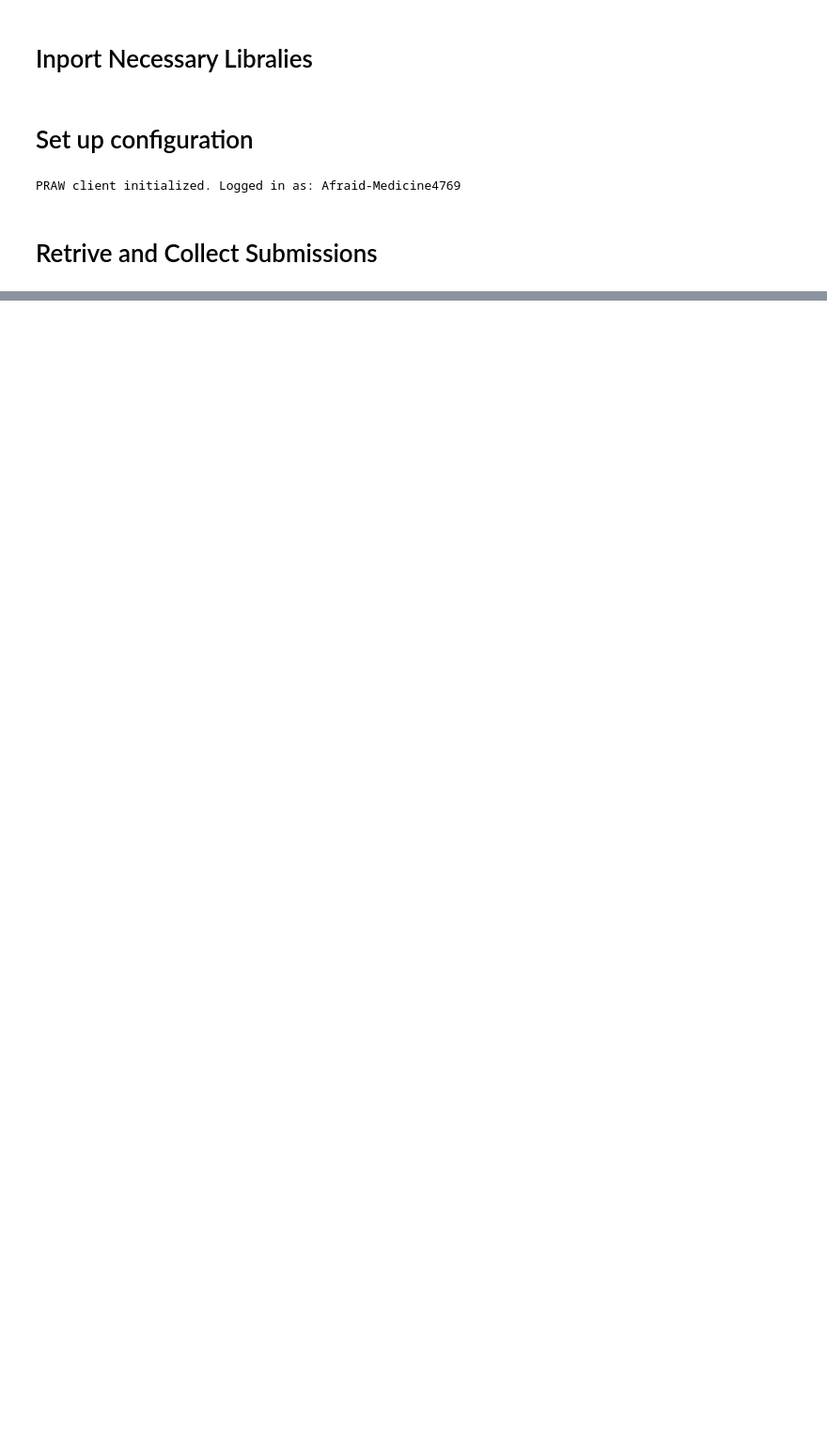
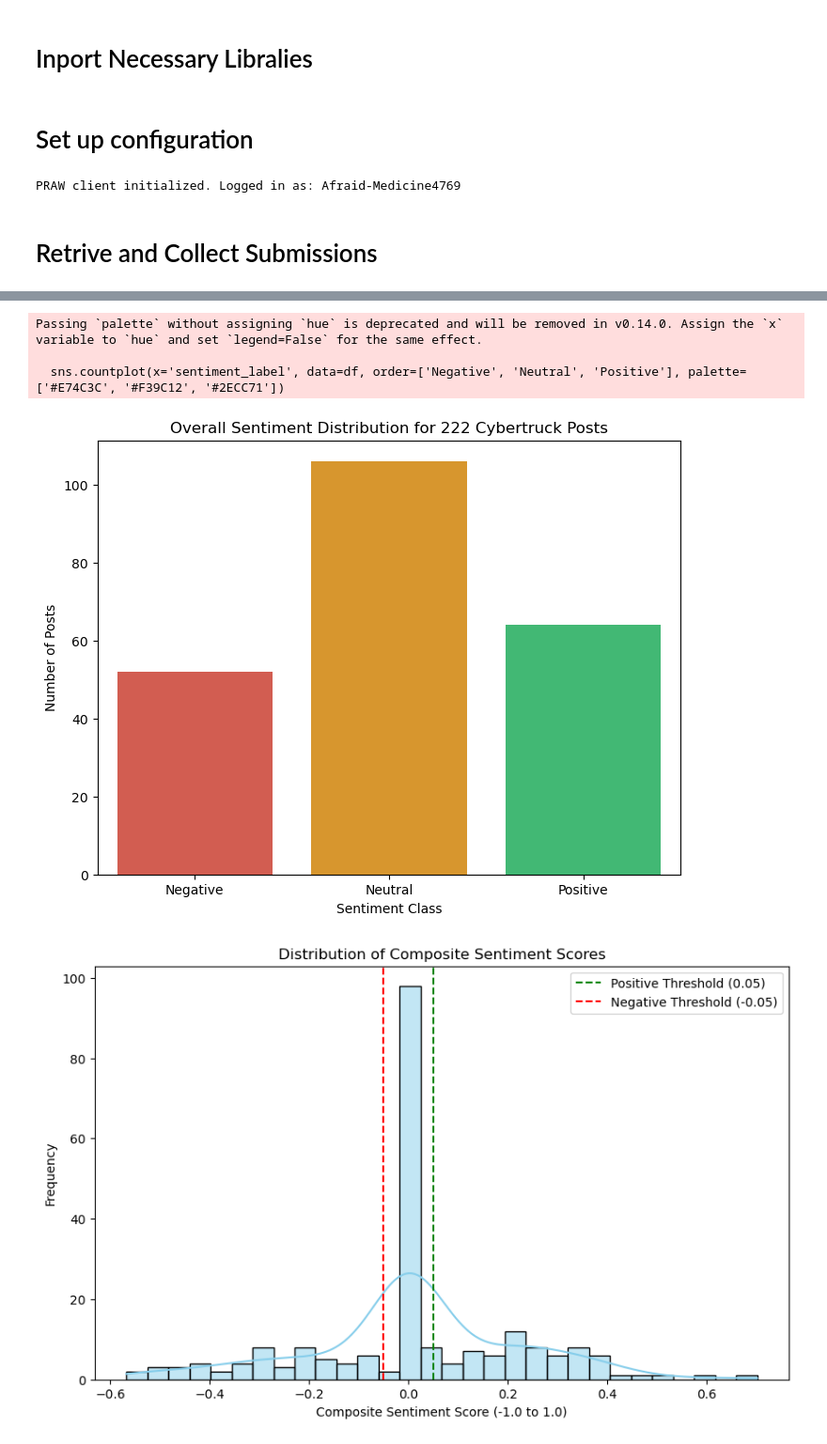
Before and after one commit to pakkapol-s/Reddit-Sentimental-Analysis, a Jupyter notebook: Reddit_sentiment_extraction.ipynb, the cells around one changed output, grey strips where cells are left out. Shown at 94% size. Drawn from its saved outputs; the diff is of its cells as text; code cells hidden in the pictures; blank space fills up the shorter version.

```diff
--- a/Reddit_sentiment_extraction.ipynb
+++ b/Reddit_sentiment_extraction.ipynb
@@ -17,7 +17,7 @@ import seaborn as sns
 SEARCH_TERM = '(Cybertruck Problems OR Cybertruck Issues OR Cybertruck Rust)'
 
 # Set up search conditions (re-stating for clarity, assuming they are defined earlier)
-SUBREDDITS = ['popular', 'all', 'technology', 'worldnews']
+SUBREDDITS = ['teslamotors', 'RealTesla', 'cars', 'technology']
 POST_LIMIT = 1000
 
 # Read config.ini
@@ -94,0 +177,58 @@ Data Collection Complete. Total submissions collected: 3
+# %%
+# Assuming your DataFrame is named 'df' from the previous step
+
+print("\n--- Starting Data Visualization ---")
+
+# 1. Overall Sentiment Distribution Bar Chart
+plt.figure(figsize=(8, 6))
+sns.countplot(x='sentiment_label', data=df, order=['Negative', 'Neutral', 'Positive'], palette=['#E74C3C', '#F39C12', '#2ECC71'])
+plt.title(f'Overall Sentiment Distribution for {len(df)} Cybertruck Posts')
+plt.xlabel('Sentiment Class')
+plt.ylabel('Number of Posts')
+plt.show()
+
+# 2. Distribution of Composite Sentiment Scores (Histogram)
+plt.figure(figsize=(10, 6))
+sns.histplot(df['composite_sentiment'], bins=30, kde=True, color='skyblue')
+plt.title('Distribution of Composite Sentiment Scores')
+plt.xlabel('Composite Sentiment Score (-1.0 to 1.0)')
+plt.ylabel('Frequency')
+plt.axvline(x=0.05, color='green', linestyle='--', label='Positive Threshold (0.05)')
+plt.axvline(x=-0.05, color='red', linestyle='--', label='Negative Threshold (-0.05)')
+plt.legend()
+plt.show()
+
+# 3. Sentiment Distribution by Subreddit (Count Plot)
+plt.figure(figsize=(12, 6))
+sns.countplot(x='subreddit', hue='sentiment_label', data=df,
+              hue_order=['Negative', 'Neutral', 'Positive'],
+              palette=['#E74C3C', '#F39C12', '#2ECC71'])
+plt.title('Sentiment Distribution by Subreddit')
+plt.xlabel('Subreddit')
+plt.ylabel('Number of Posts')
+plt.legend(title='Sentiment')
+plt.xticks(rotation=45, ha='right')
+plt.tight_layout()
+plt.show()
+
+
+# ----------------------------------------------------
+# PHASE 3: REPORTING KEY METRICS
+# ----------------------------------------------------
+
+print("\n--- Key Findings Report ---")
+
+# Calculate overall percentages
+sentiment_counts = df['sentiment_label'].value_counts(normalize=True).mul(100).round(1).astype(str) + '%'
+print("\nOverall Sentiment Breakdown:")
+print(sentiment_counts)
+
+# Get top 5 most engaged posts (highest score) and their sentiment
+top_posts = df.sort_values(by='score', ascending=False).head(5)
+print("\nTop 5 Most Upvoted Posts (Related to Cybertruck Issues):")
+for index, row in top_posts.iterrows():
+    print(f"  - Subreddit: r/{row['subreddit']}")
+    print(f"    Title: {row['title'][:70]}...")
+    print(f"    Score: {row['score']}, Comments: {row['num_comments']}")
+    print(f"    Sentiment: {row['sentiment_label']} ({row['composite_sentiment']:.3f})\n")
+# %% [output]
@@ -94,0 +236,5 @@ Data Collection Complete. Total submissions collected: 3
+Passing `palette` without assigning `hue` is deprecated and will be removed in v0.14.0. Assign the `x` variable to `hue` and set `legend=False` for the same effect.
+
+  sns.countplot(x='sentiment_label', data=df, order=['Negative', 'Neutral', 'Positive'], palette=['#E74C3C', '#F39C12', '#2ECC71'])
+[figure, added]
+[figure, added]
```
Also changed, not shown: parts of 3 cells of this notebook.
